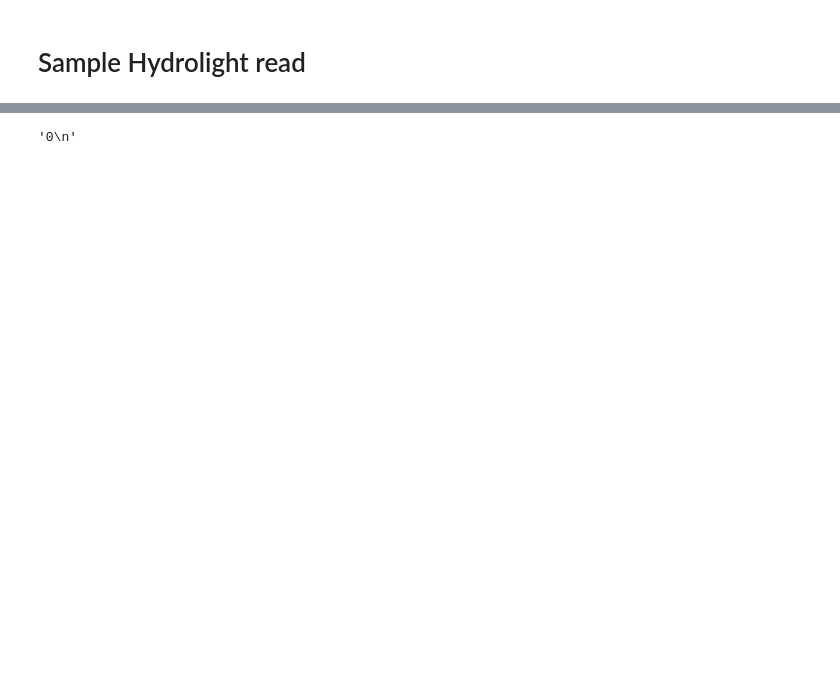
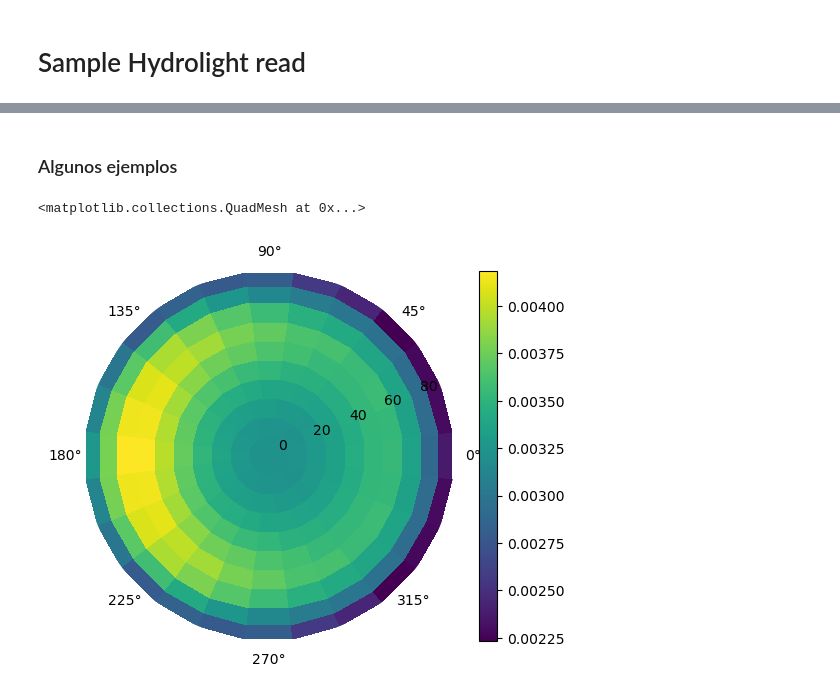
Before and after one commit to fnemina/hydrolightToolbox, a Jupyter notebook: read_hydrolight.ipynb, the cells around one changed output, grey strips where cells are left out. Cells and saved outputs as stored; diff of their text form; code cells hidden in the pictures; blank space fills up the shorter version.

```diff
--- a/read_hydrolight.ipynb
+++ b/read_hydrolight.ipynb
@@ -55,2 +59,2 @@ def read_h_dfile(path: str):
 # %%
-s,d, w, wd = read_h_dfile("/home/fnemina/HE60/output/HydroLight/digital/Drootname.txt")
+s,d, w, wd = read_h_dfile("../tesis/objetivos/2_simulacion_espectros/HYDROLIGHT/data/Drootname.txt")
@@ -65,4 +193,48 @@ a.strip()
-# %%
-a
-# %% [output]
-'0\n'
+# %%
+import pint
+
+ureg = pint.UnitRegistry()
+
+def pcolormesh_polar_cheap(da, r=None, theta=None, add_labels=False, **kwargs):
+    """https://stackoverflow.com/questions/64664428/xarray-polar-pcolormesh-with-low-overhead-axis-coordinate-transformation"""
+    if r is None:
+        r = da.dims[0]
+    if theta is None:
+        theta = da.dims[1]
+
+    try:
+        theta_units = ureg.Unit(da[theta].attrs["units"])
+    except KeyError:
+        theta_units = ureg.rad
+
+    if theta_units != ureg.rad:
+        theta_rad = f"{theta}_rad"
+        theta_rad_values = ureg.Quantity(da[theta].values, theta_units).to(ureg.rad).magnitude
+        da_plot = da.assign_coords(**{theta_rad: (theta, theta_rad_values)})
+        da_plot[theta_rad].attrs = da[theta].attrs
+        da_plot[theta_rad].attrs["units"] = "rad"
+    else:
+        theta_rad = theta
+        da_plot = da
+
+    kwargs["x"] = theta_rad
+    kwargs["y"] = r
+    kwargs["add_labels"] = add_labels
+
+    try:
+        subplot_kws = kwargs["subplot_kws"]
+    except KeyError:
+        subplot_kws = {}
+    subplot_kws["projection"] = "polar"
+
+    return da_plot.plot.pcolormesh(
+        **kwargs,
+        subplot_kws=subplot_kws,
+    )
+# %% [markdown]
+### Algunos ejemplos
+# %%
+pcolormesh_polar_cheap(s.Rad_Ma.sel(wave=410), r="theta", theta="phi")
+# %% [output]
+<matplotlib.collections.QuadMesh at 0x...>
+[figure, added]
```
Also changed, not shown: parts of 10 cells of this notebook.
